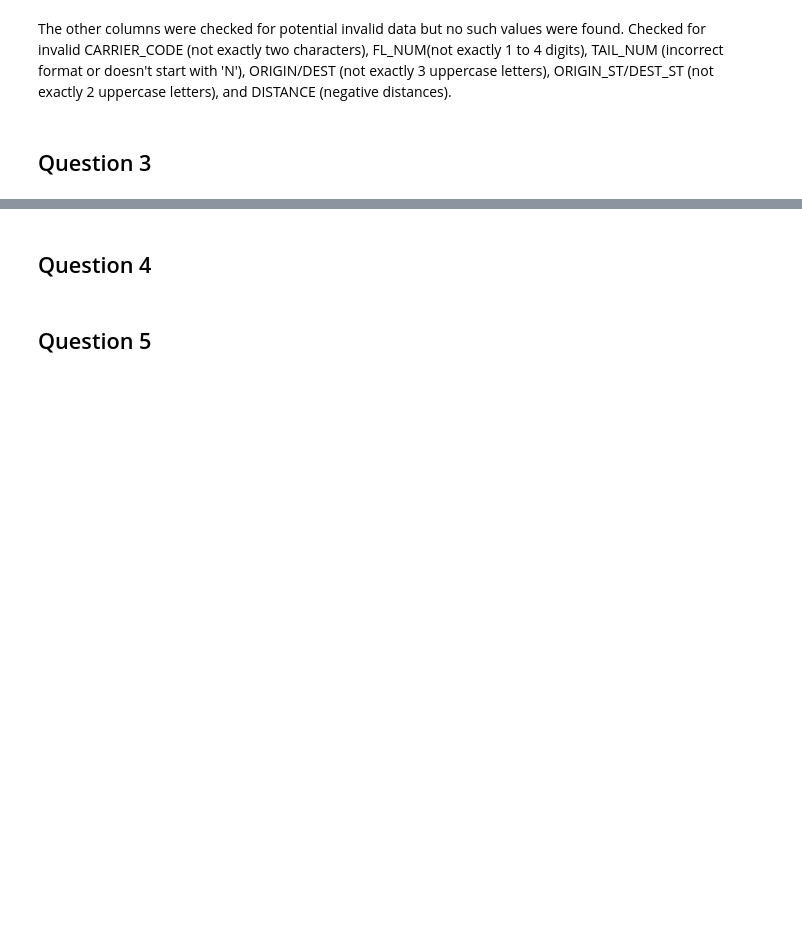
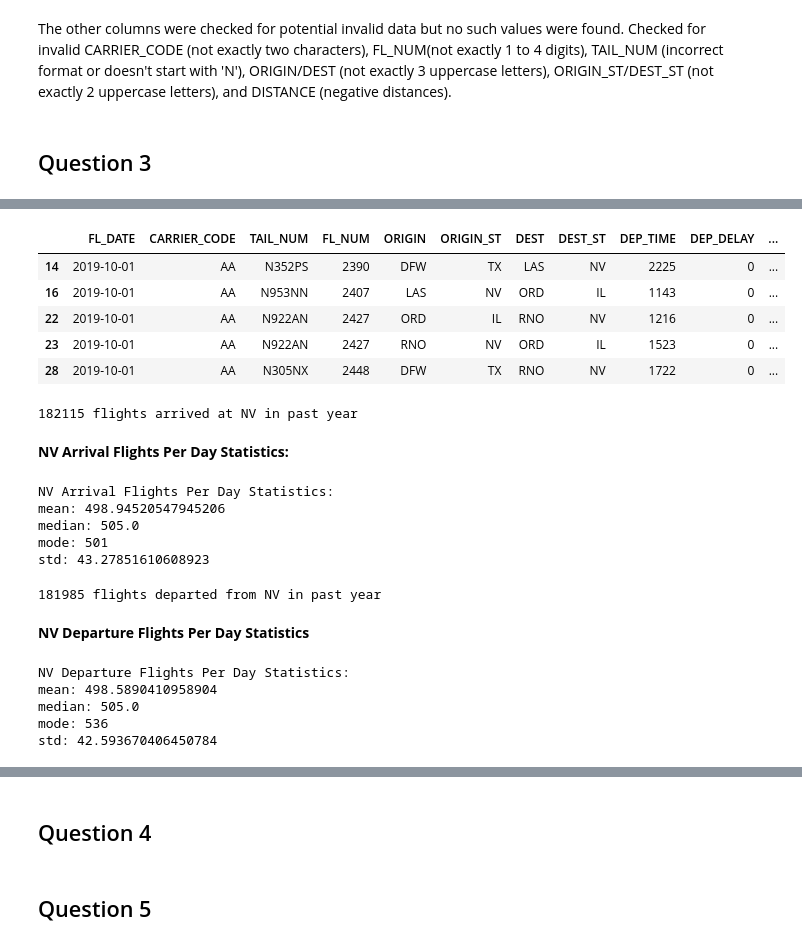
Before and after one commit to GauriRajesh733/DS3000-Practicum1, a Jupyter notebook: DS3000_Practicum1.ipynb, the cells around one changed output, grey strips where cells are left out. Saved outputs shown, nothing was run; the diff lists cells and outputs as text; code cells hidden in the pictures; blank space fills up the shorter version.

```diff
--- a/DS3000_Practicum1.ipynb
+++ b/DS3000_Practicum1.ipynb
@@ -186,0 +288,18 @@ The other columns were checked for potential invalid data but no such values wer
+# %%
+# airport data from NV
+nv_filter = df['ORIGIN_ST'].isin(['NV']) | df['DEST_ST'].isin(['NV'])
+nv_airport_df = filtered_df[nv_filter]
+nv_airport_df.head()
+# %% [output]
+|  | FL_DATE | CARRIER_CODE | TAIL_NUM | FL_NUM | ORIGIN | ORIGIN_ST | DEST | DEST_ST | DEP_TIME | DEP_DELAY | ... |
+| 14 | 2019-10-01 | AA | N352PS | 2390 | DFW | TX | LAS | NV | 2225 | 0 | ... |
+| 16 | 2019-10-01 | AA | N953NN | 2407 | LAS | NV | ORD | IL | 1143 | 0 | ... |
+| 22 | 2019-10-01 | AA | N922AN | 2427 | ORD | IL | RNO | NV | 1216 | 0 | ... |
+| 23 | 2019-10-01 | AA | N922AN | 2427 | RNO | NV | ORD | IL | 1523 | 0 | ... |
+| 28 | 2019-10-01 | AA | N305NX | 2448 | DFW | TX | RNO | NV | 1722 | 0 | ... |
+# %%
+# number of flights that arrived at NV in past year
+nv_airport_df_arrival = nv_airport_df[nv_airport_df["DEST_ST"] == 'NV']
+print(f"{nv_airport_df_arrival.shape[0]} flights arrived at NV in past year")
+# %% [output]
+182115 flights arrived at NV in past year
@@ -186,0 +309,25 @@ The other columns were checked for potential invalid data but no such values wer
+# %% [markdown]
+**NV Arrival Flights Per Day Statistics:**
+# %%
+# calculate statistics for flight frequencies
+nv_mean_arrival_flights = nv_arrival_flights_per_day.mean()
+nv_median_arrival_flights = nv_arrival_flights_per_day.median()
+nv_mode_arrival_flights = nv_arrival_flights_per_day.mode().iloc[0]
+nv_std_arrival_flights = nv_arrival_flights_per_day.std()
+print("NV Arrival Flights Per Day Statistics:")
+print(f"mean: {nv_mean_arrival_flights}")
+print(f"median: {nv_median_arrival_flights}")
+print(f"mode: {nv_mode_arrival_flights}")
+print(f"std: {nv_std_arrival_flights}")
+# %% [output]
+NV Arrival Flights Per Day Statistics:
+mean: 498.94520547945206
+median: 505.0
+mode: 501
+std: 43.27851610608923
+# %%
+# number of flights that departed from NV in past year
+nv_airport_df_departure = nv_airport_df[nv_airport_df["ORIGIN_ST"] == 'NV']
+print(f"{nv_airport_df_departure.shape[0]} flights departed from NV in past year")
+# %% [output]
+181985 flights departed from NV in past year
@@ -186,0 +337,19 @@ The other columns were checked for potential invalid data but no such values wer
+# %% [markdown]
+**NV Departure Flights Per Day Statistics**
+# %%
+# calculate statistics for flight frequencies
+nv_mean_departure_flights = nv_departure_flights_per_day.mean()
+nv_median_departure_flights = nv_departure_flights_per_day.median()
+nv_mode_departure_flights = nv_departure_flights_per_day.mode().iloc[0]
+nv_std_departure_flights = nv_departure_flights_per_day.std()
+print("NV Departure Flights Per Day Statistics:")
+print(f"mean: {nv_mean_departure_flights}")
+print(f"median: {nv_median_departure_flights}")
+print(f"mode: {nv_mode_departure_flights}")
+print(f"std: {nv_std_departure_flights}")
+# %% [output]
+NV Departure Flights Per Day Statistics:
+mean: 498.5890410958904
+median: 505.0
+mode: 536
+std: 42.593670406450784
```
Also changed, not shown: parts of 32 cells of this notebook.
